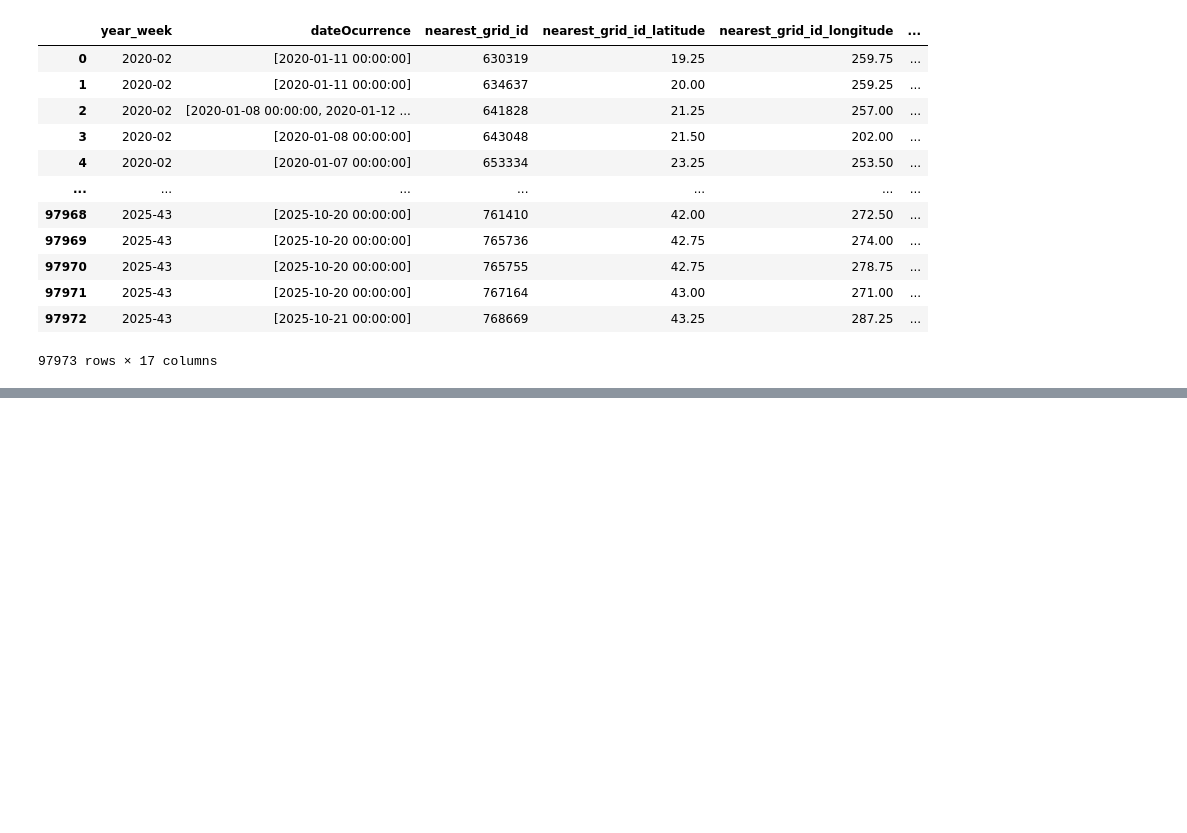
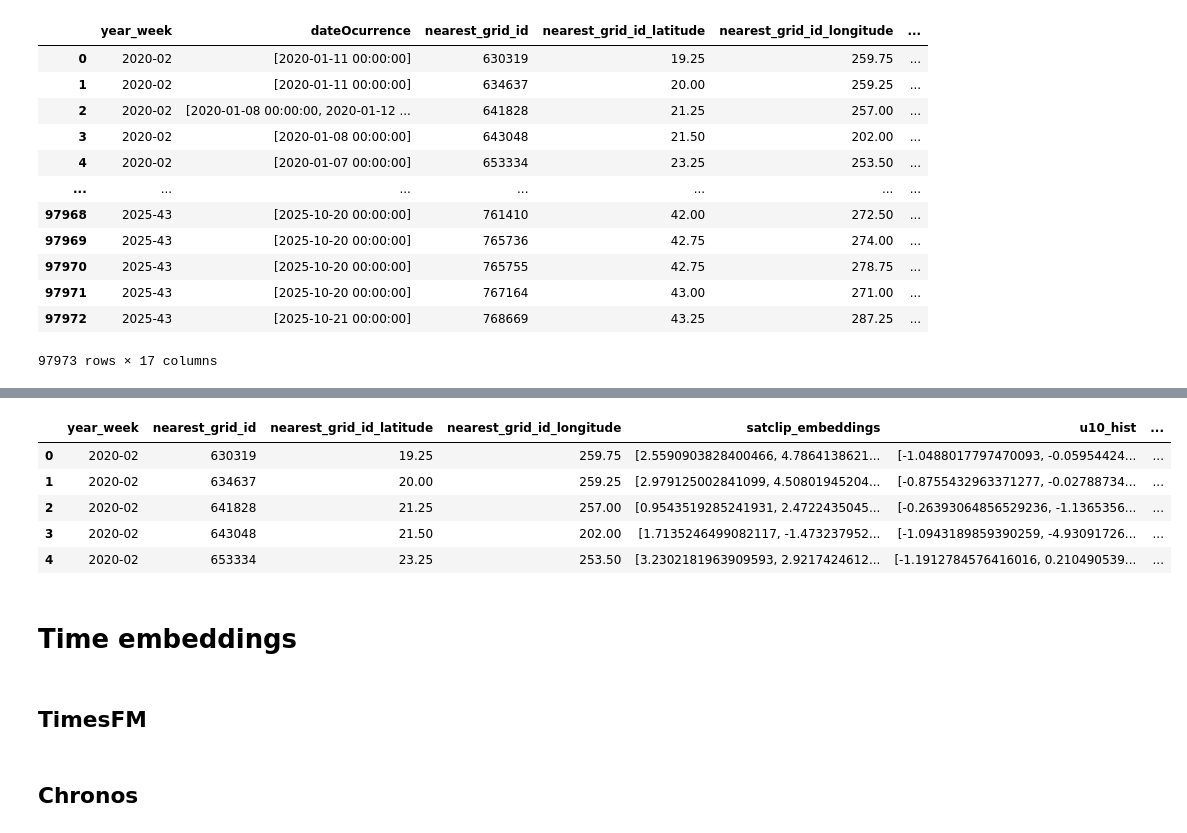
Before and after one commit to davidguzmanr/COMP-685-Fall-2025, a Jupyter notebook: notebooks/iNaturalist + ERA5.ipynb, the cells around one changed output, grey strips where cells are left out. Drawn from its saved outputs; the diff is of its cells as text; code cells hidden in the pictures; blank space fills up the shorter version.

```diff
--- a/notebooks/iNaturalist + ERA5.ipynb
+++ b/notebooks/iNaturalist + ERA5.ipynb
@@ -346,0 +455,22 @@ agg_df
+# %%
+columns = [
+    "year_week",
+    "nearest_grid_id",
+    "nearest_grid_id_latitude",
+    "nearest_grid_id_longitude",
+    "satclip_embeddings",
+    "u10_hist",
+    "countOccurrences"
+]
+agg_df[columns].head()
+# %% [output]
+|  | year_week | nearest_grid_id | nearest_grid_id_latitude | nearest_grid_id_longitude | satclip_embeddings | u10_hist | ... |
+| 0 | 2020-02 | 630319 | 19.25 | 259.75 | [2.5590903828400466, 4.7864138621... | [-1.0488017797470093, -0.05954424... | ... |
+| 1 | 2020-02 | 634637 | 20.00 | 259.25 | [2.979125002841099, 4.50801945204... | [-0.8755432963371277, -0.02788734... | ... |
+| 2 | 2020-02 | 641828 | 21.25 | 257.00 | [0.9543519285241931, 2.4722435045... | [-0.26393064856529236, -1.1365356... | ... |
+| 3 | 2020-02 | 643048 | 21.50 | 202.00 | [1.7135246499082117, -1.473237952... | [-1.0943189859390259, -4.93091726... | ... |
+| 4 | 2020-02 | 653334 | 23.25 | 253.50 | [3.2302181963909593, 2.9217424612... | [-1.1912784576416016, 0.210490539... | ... |
+# %% [markdown]
+# Time embeddings
+# %% [markdown]
+## TimesFM
@@ -346,0 +532,2 @@ agg_df
+# %% [markdown]
+## Chronos
```
Also changed, not shown: parts of 13 cells of this notebook.
